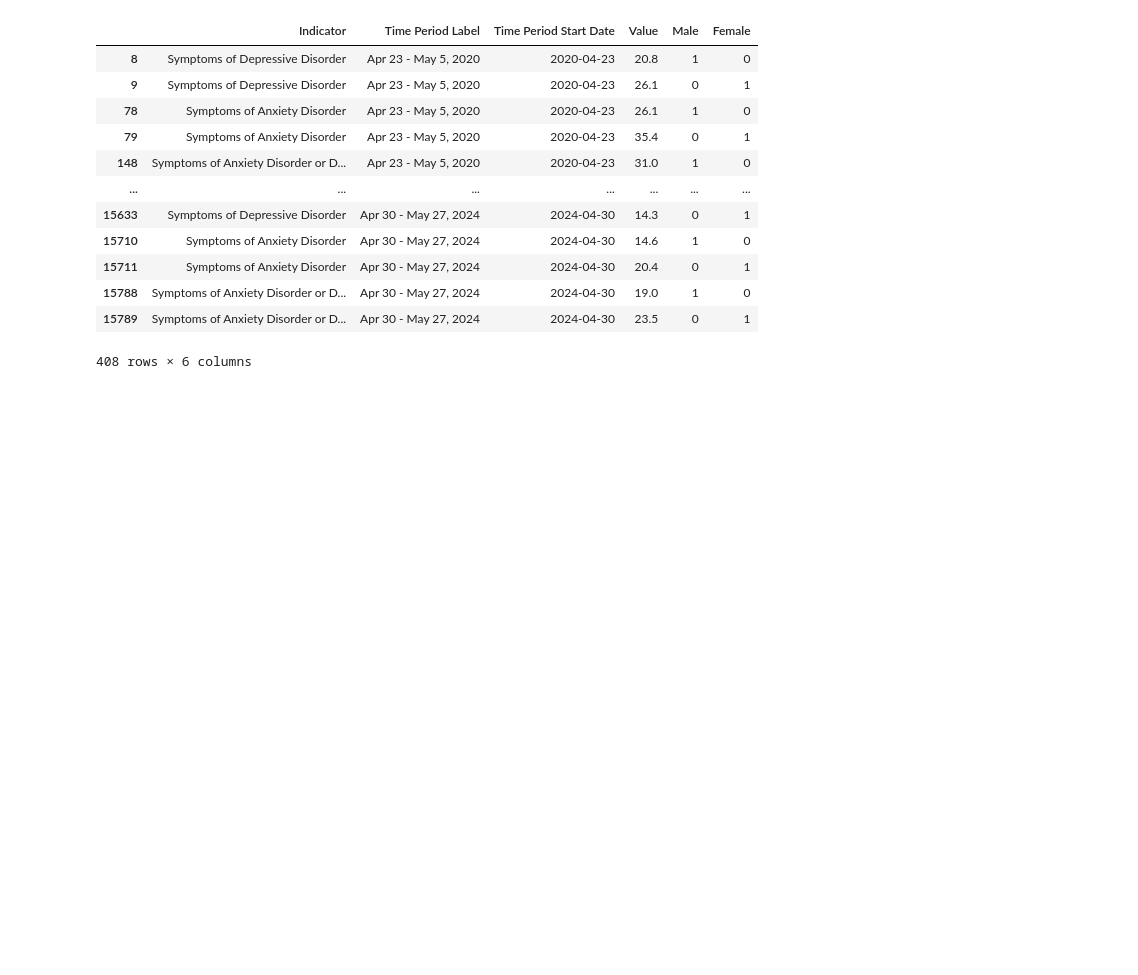
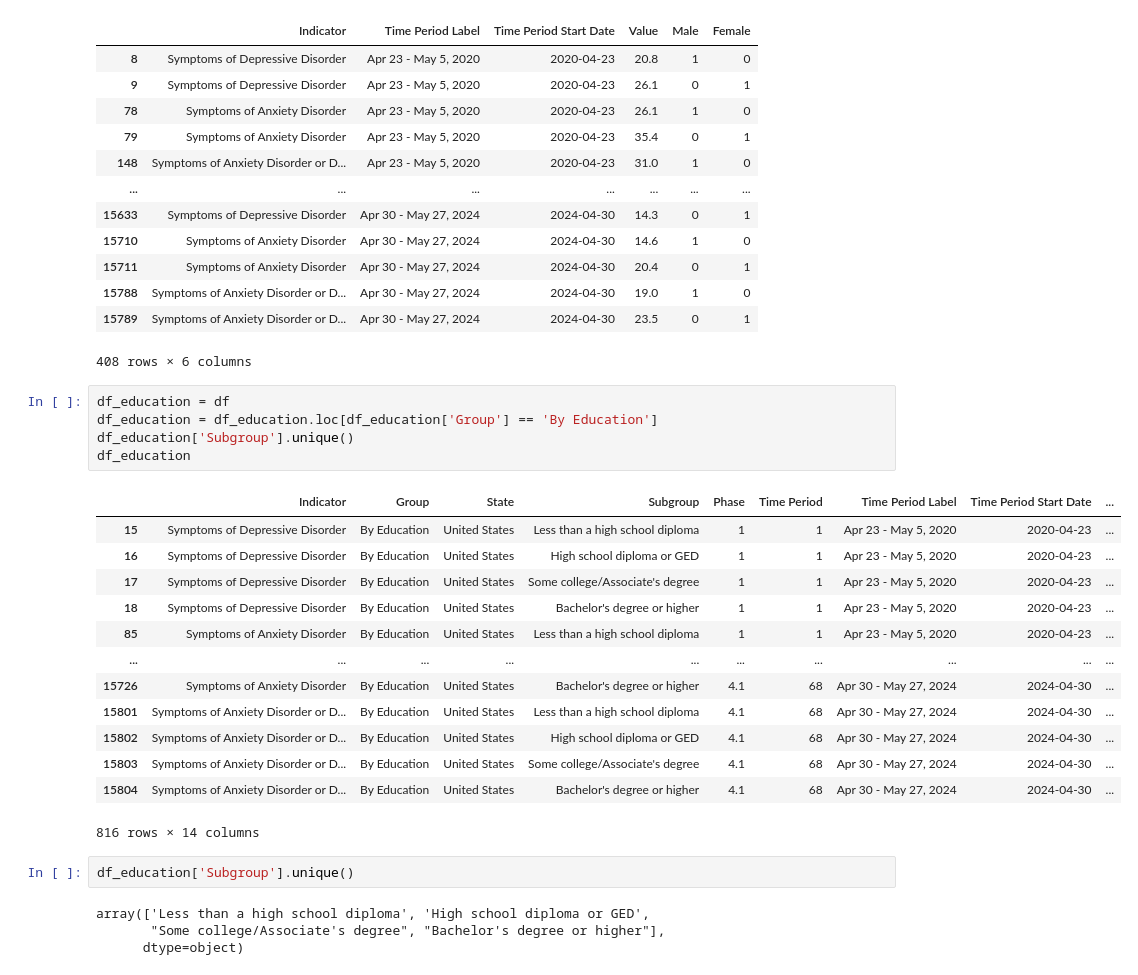
Before and after one commit to baraban7890/Unmasking-Anxiety, a Jupyter notebook: Project1.ipynb, the cells around one changed output. Saved outputs shown, nothing was run; the diff lists cells and outputs as text; blank space fills up the shorter version.

Commit message:
Commit after adding One Hot Code for Education Status

```diff
--- a/Project1.ipynb
+++ b/Project1.ipynb
@@ -319,3 +333,28 @@ df_sex
 | 15788 | Symptoms of Anxiety Disorder or D... | Apr 30 - May 27, 2024 | 2024-04-30 | 19.0 | 1 | 0 |
 | 15789 | Symptoms of Anxiety Disorder or D... | Apr 30 - May 27, 2024 | 2024-04-30 | 23.5 | 0 | 1 |
 408 rows × 6 columns
+# %%
+df_education = df
+df_education = df_education.loc[df_education['Group'] == 'By Education']
+df_education['Subgroup'].unique()
+df_education
+# %% [output]
+|  | Indicator | Group | State | Subgroup | Phase | Time Period | Time Period Label | Time Period Start Date | ... |
+| 15 | Symptoms of Depressive Disorder | By Education | United States | Less than a high school diploma | 1 | 1 | Apr 23 - May 5, 2020 | 2020-04-23 | ... |
+| 16 | Symptoms of Depressive Disorder | By Education | United States | High school diploma or GED | 1 | 1 | Apr 23 - May 5, 2020 | 2020-04-23 | ... |
+| 17 | Symptoms of Depressive Disorder | By Education | United States | Some college/Associate's degree | 1 | 1 | Apr 23 - May 5, 2020 | 2020-04-23 | ... |
+| 18 | Symptoms of Depressive Disorder | By Education | United States | Bachelor's degree or higher | 1 | 1 | Apr 23 - May 5, 2020 | 2020-04-23 | ... |
+| 85 | Symptoms of Anxiety Disorder | By Education | United States | Less than a high school diploma | 1 | 1 | Apr 23 - May 5, 2020 | 2020-04-23 | ... |
+| ... | ... | ... | ... | ... | ... | ... | ... | ... | ... |
+| 15726 | Symptoms of Anxiety Disorder | By Education | United States | Bachelor's degree or higher | 4.1 | 68 | Apr 30 - May 27, 2024 | 2024-04-30 | ... |
+| 15801 | Symptoms of Anxiety Disorder or D... | By Education | United States | Less than a high school diploma | 4.1 | 68 | Apr 30 - May 27, 2024 | 2024-04-30 | ... |
+| 15802 | Symptoms of Anxiety Disorder or D... | By Education | United States | High school diploma or GED | 4.1 | 68 | Apr 30 - May 27, 2024 | 2024-04-30 | ... |
+| 15803 | Symptoms of Anxiety Disorder or D... | By Education | United States | Some college/Associate's degree | 4.1 | 68 | Apr 30 - May 27, 2024 | 2024-04-30 | ... |
+| 15804 | Symptoms of Anxiety Disorder or D... | By Education | United States | Bachelor's degree or higher | 4.1 | 68 | Apr 30 - May 27, 2024 | 2024-04-30 | ... |
+816 rows × 14 columns
+# %%
+df_education['Subgroup'].unique()
+# %% [output]
+array(['Less than a high school diploma', 'High school diploma or GED',
+       "Some college/Associate's degree", "Bachelor's degree or higher"],
+      dtype=object)
```
Also changed, not shown: parts of 3 cells of this notebook.
